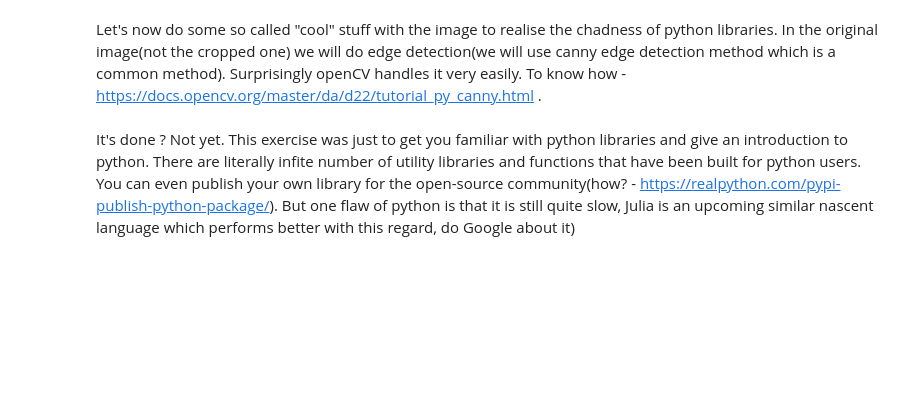
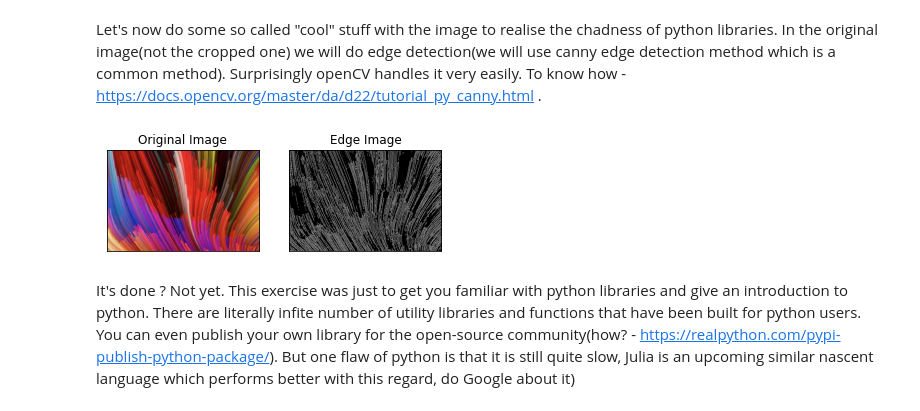
Before and after one commit to aka2910/hello-git, a Jupyter notebook: Assignment1-_Github_and_Python.ipynb, the cells around one changed output. Saved outputs shown, nothing was run; the diff lists cells and outputs as text; code cells hidden in the pictures; blank space fills up the shorter version.

```diff
--- a/Assignment1-_Github_and_Python.ipynb
+++ b/Assignment1-_Github_and_Python.ipynb
@@ -114,7 +114,14 @@ Impressed with your work, you finally decided that your work on your branch shou
 # %% [markdown]
 Let's now do some so called "cool" stuff with the image to realise the chadness of python libraries. In the original image(not the cropped one) we will do edge detection(we will use canny edge detection method which is a common method). Surprisingly openCV handles it very easily. To know how - https://docs.opencv.org/master/da/d22/tutorial_py_canny.html .
 # %%
-#your code here
+edges = cv2.Canny(crop_img,100,100)
+plt.subplot(1,2,1),plt.imshow(crop_img,cmap = 'gray')
+plt.title('Original Image'), plt.xticks([]), plt.yticks([])
+plt.subplot(1,2,2),plt.imshow(edges,cmap = 'gray')
+plt.title('Edge Image'), plt.xticks([]), plt.yticks([])
+plt.show()
+# %% [output]
+[figure, added]
 # %% [markdown]
 It's done ? Not yet. This exercise was just to get you familiar with python libraries and give an introduction to python. There are literally infite number of utility libraries and functions that have been built for python users. You can even publish your own library for the open-source community(how? - https://realpython.com/pypi-publish-python-package/). But one flaw of python is that it is still quite slow, Julia is an upcoming similar nascent language which performs better with this regard, do Google about it)
 # %% [markdown]
```
